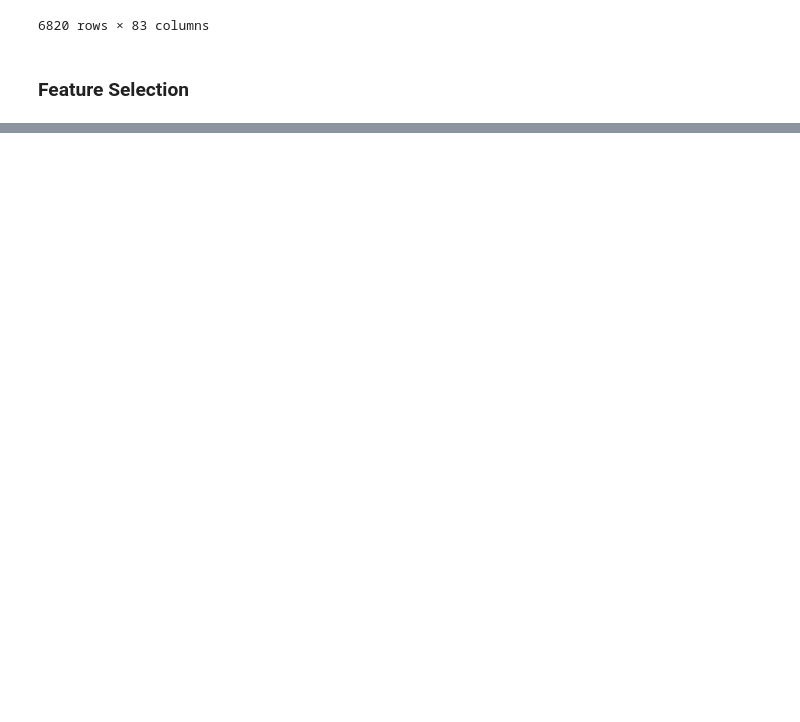
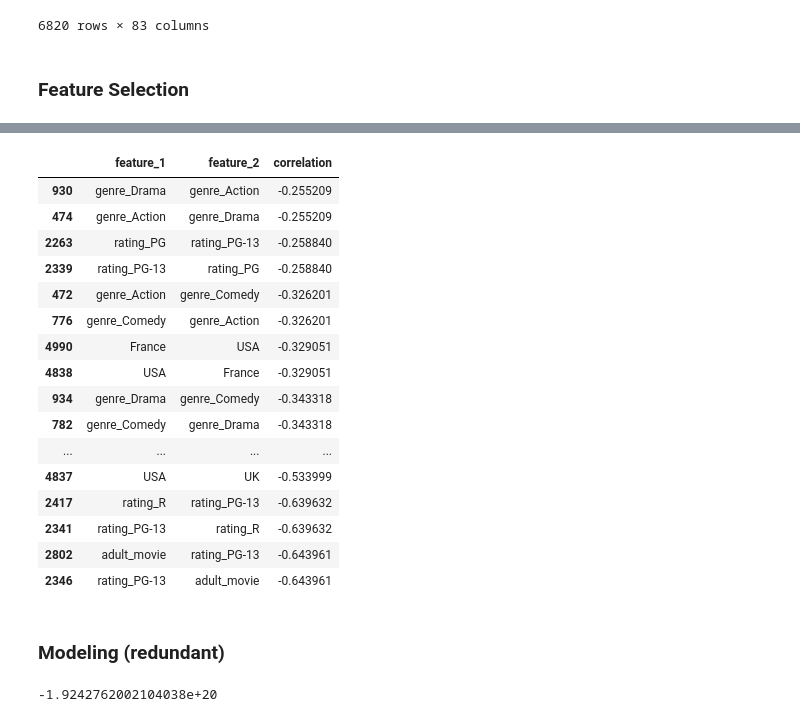
Before and after one commit to sanchiesa/Movie_Industry_Kaggle, a Jupyter notebook: notebooks/Movie_Revenue_Analysis.ipynb, the cells around one changed output, grey strips where cells are left out. Saved outputs shown, nothing was run; the diff lists cells and outputs as text; code cells hidden in the pictures; blank space fills up the shorter version.

```diff
--- a/notebooks/Movie_Revenue_Analysis.ipynb
+++ b/notebooks/Movie_Revenue_Analysis.ipynb
@@ -211,0 +241,32 @@ data
+# %%
+corr_df.tail(20)
+# %% [output]
+|  | feature_1 | feature_2 | correlation |
+| 930 | genre_Drama | genre_Action | -0.255209 |
+| 474 | genre_Action | genre_Drama | -0.255209 |
+| 2263 | rating_PG | rating_PG-13 | -0.258840 |
+| 2339 | rating_PG-13 | rating_PG | -0.258840 |
+| 472 | genre_Action | genre_Comedy | -0.326201 |
+| 776 | genre_Comedy | genre_Action | -0.326201 |
+| 4990 | France | USA | -0.329051 |
+| 4838 | USA | France | -0.329051 |
+| 934 | genre_Drama | genre_Comedy | -0.343318 |
+| 782 | genre_Comedy | genre_Drama | -0.343318 |
+| ... | ... | ... | ... |
+| 4837 | USA | UK | -0.533999 |
+| 2417 | rating_R | rating_PG-13 | -0.639632 |
+| 2341 | rating_PG-13 | rating_R | -0.639632 |
+| 2802 | adult_movie | rating_PG-13 | -0.643961 |
+| 2346 | rating_PG-13 | adult_movie | -0.643961 |
+# %% [markdown]
+### Modeling (redundant)
+# %%
+# Modeling
+y = data['gross']
+X = data.drop(columns= ['gross', 'company', 'country', 'genre', 'name', 'rating', 'released', 'year'])
+
+lr_model = LinearRegression()
+scores = cross_val_score(lr_model, X, y, cv=10) # Cross validate
+scores.mean()
+# %% [output]
+-1.9242762002104038e+20
```
Also changed, not shown: parts of 2 cells of this notebook.
